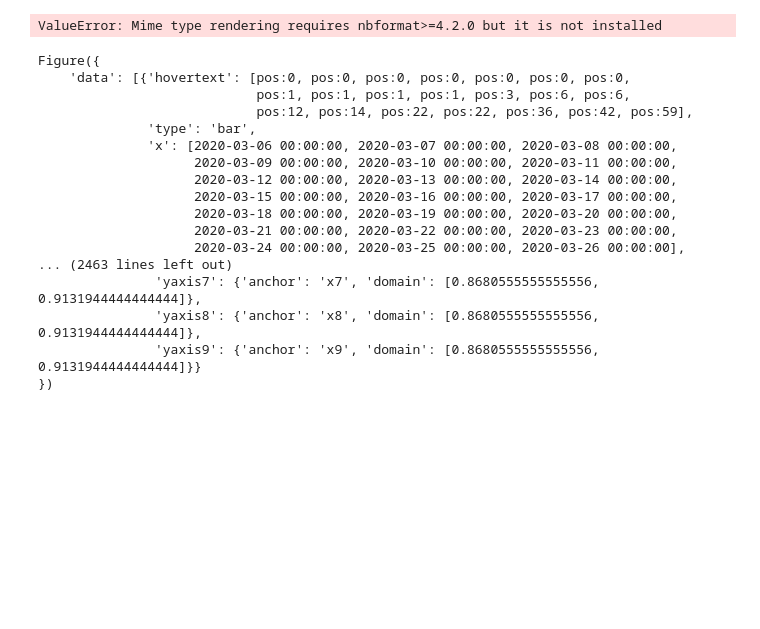
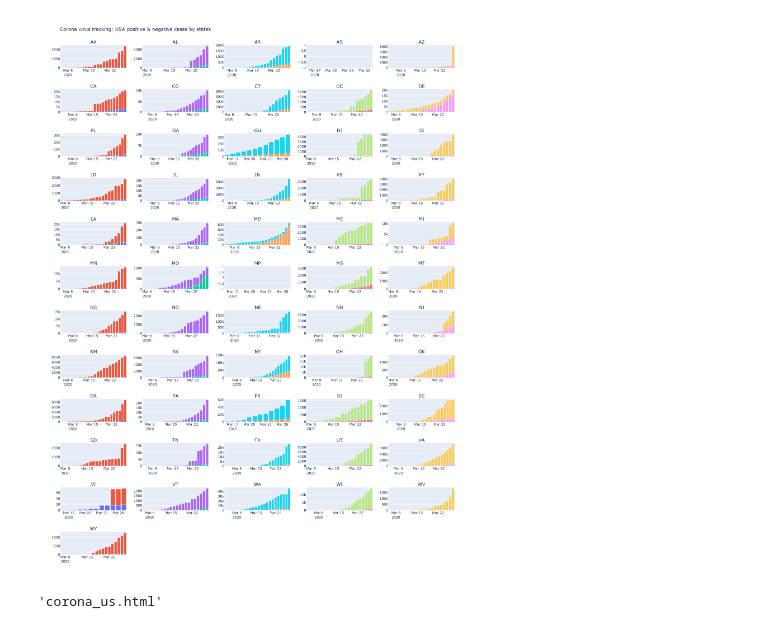
Before and after one commit to Anrris/corona, a Jupyter notebook: corona.ipynb, the cells around one changed output. Saved outputs shown, nothing was run; the diff lists cells and outputs as text; code cells hidden in the pictures; blank space fills up the shorter version.

```diff
--- a/corona.ipynb
+++ b/corona.ipynb
@@ -4,6 +4,5 @@ import corona_plots
 importlib.reload(corona_plots)
 
 corona_plots.CoronaPlots.plot_global_cases(auto_open=True)
-corona_plots.CoronaPlots.plot_usa_cases(auto_open=True)
 corona_plots.CoronaPlots.plot_usa_pos_neg_tracking(auto_open=True)
 # %% [output]
@@ -11,18 +9 @@ corona_plots.CoronaPlots.plot_usa_pos_neg_tracking(auto_open=True)
-ValueError: Mime type rendering requires nbformat>=4.2.0 but it is not installed
-Figure({
-    'data': [{'hovertext': [pos:0, pos:0, pos:0, pos:0, pos:0, pos:0, pos:0,
-                            pos:1, pos:1, pos:1, pos:1, pos:3, pos:6, pos:6,
-                            pos:12, pos:14, pos:22, pos:22, pos:36, pos:42, pos:59],
-              'type': 'bar',
-              'x': [2020-03-06 00:00:00, 2020-03-07 00:00:00, 2020-03-08 00:00:00,
-                    2020-03-09 00:00:00, 2020-03-10 00:00:00, 2020-03-11 00:00:00,
-                    2020-03-12 00:00:00, 2020-03-13 00:00:00, 2020-03-14 00:00:00,
-                    2020-03-15 00:00:00, 2020-03-16 00:00:00, 2020-03-17 00:00:00,
-                    2020-03-18 00:00:00, 2020-03-19 00:00:00, 2020-03-20 00:00:00,
-                    2020-03-21 00:00:00, 2020-03-22 00:00:00, 2020-03-23 00:00:00,
-                    2020-03-24 00:00:00, 2020-03-25 00:00:00, 2020-03-26 00:00:00],
-... (2463 lines left out)
-               'yaxis7': {'anchor': 'x7', 'domain': [0.8680555555555556, 0.9131944444444444]},
-               'yaxis8': {'anchor': 'x8', 'domain': [0.8680555555555556, 0.9131944444444444]},
-               'yaxis9': {'anchor': 'x9', 'domain': [0.8680555555555556, 0.9131944444444444]}}
-})
+[figure, added]
@@ -28,0 +32,4 @@ Figure({
+# %%
+plotly.offline.plot(fig, filename = 'corona_us.html', auto_open=True)
+# %% [output]
+'corona_us.html'
```
Also changed, not shown: parts of 2 cells of this notebook, 5 other files.
